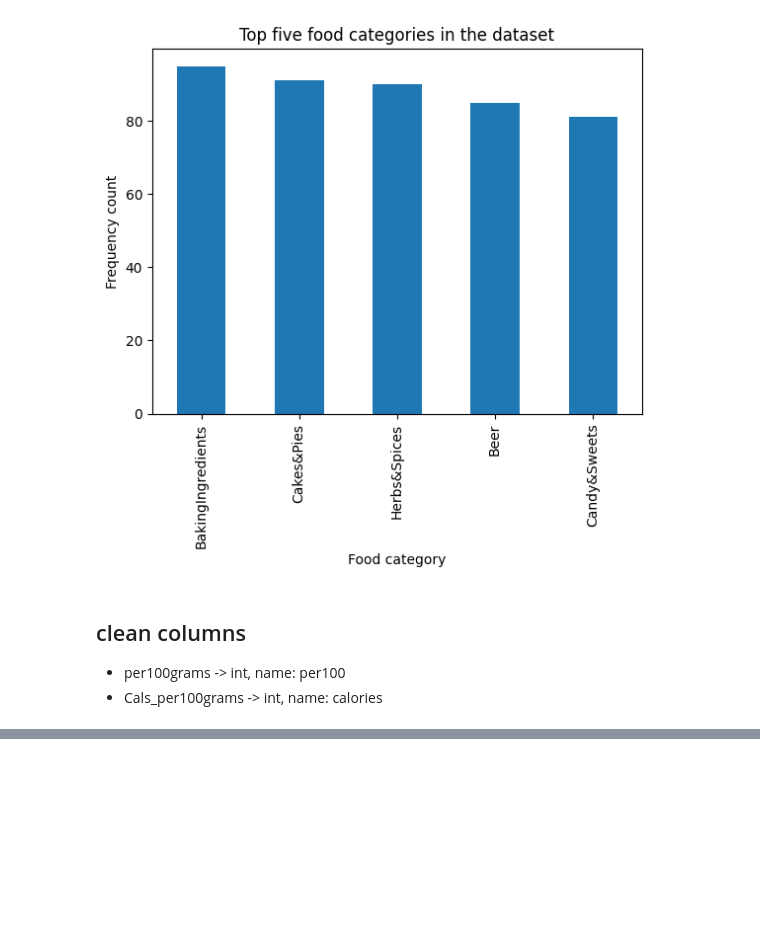
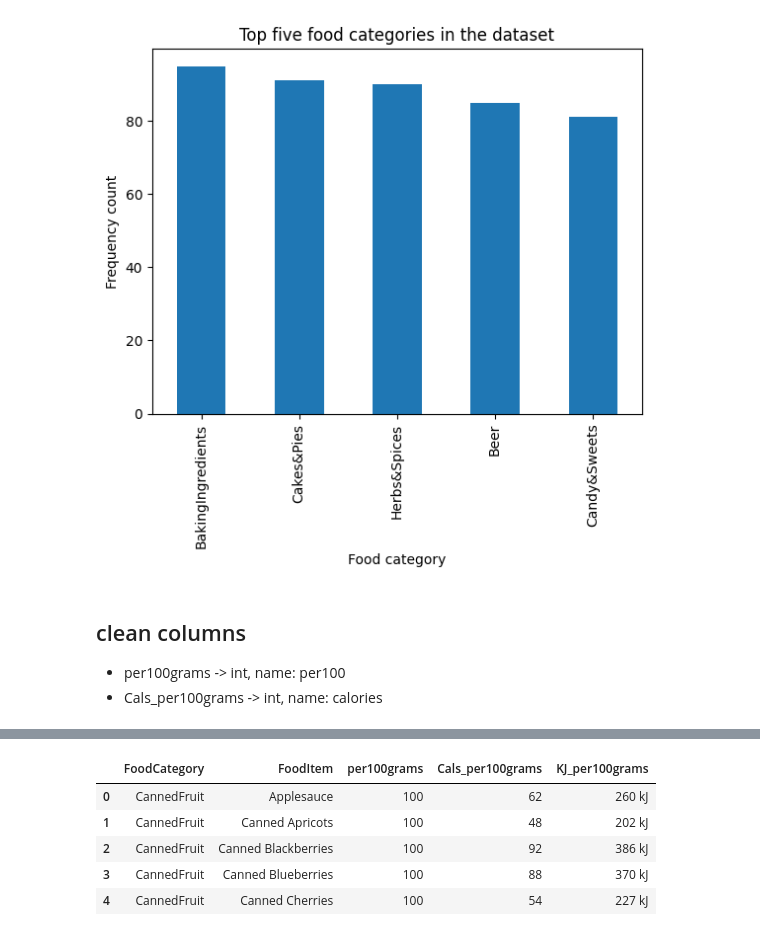
Before and after one commit to kokchun/machine_learning_kokchun_giang_mlops25, a Jupyter notebook: code-alongs/a1_pandas_repetition/pandas_repetition.ipynb, the cells around one changed output, grey strips where cells are left out. Cells and saved outputs as stored; diff of their text form; code cells hidden in the pictures; blank space fills up the shorter version.

```diff
--- a/code-alongs/a1_pandas_repetition/pandas_repetition.ipynb
+++ b/code-alongs/a1_pandas_repetition/pandas_repetition.ipynb
@@ -100,3 +109,4 @@ food_categories.plot(
 # %%
-df.head()
+df["per100grams"] = df["per100grams"].str[:3].astype(int)
+df.info()
 # %% [output]
@@ -108,0 +149,10 @@ df.head()
+# %%
+df["Cals_per100grams"] = df["Cals_per100grams"].str.replace(" cal", "").astype(int)
+df.head()
+# %% [output]
+|  | FoodCategory | FoodItem | per100grams | Cals_per100grams | KJ_per100grams |
+| 0 | CannedFruit | Applesauce | 100 | 62 | 260 kJ |
+| 1 | CannedFruit | Canned Apricots | 100 | 48 | 202 kJ |
+| 2 | CannedFruit | Canned Blackberries | 100 | 92 | 386 kJ |
+| 3 | CannedFruit | Canned Blueberries | 100 | 88 | 370 kJ |
+| 4 | CannedFruit | Canned Cherries | 100 | 54 | 227 kJ |
```
Also changed, not shown: parts of 5 cells of this notebook.
